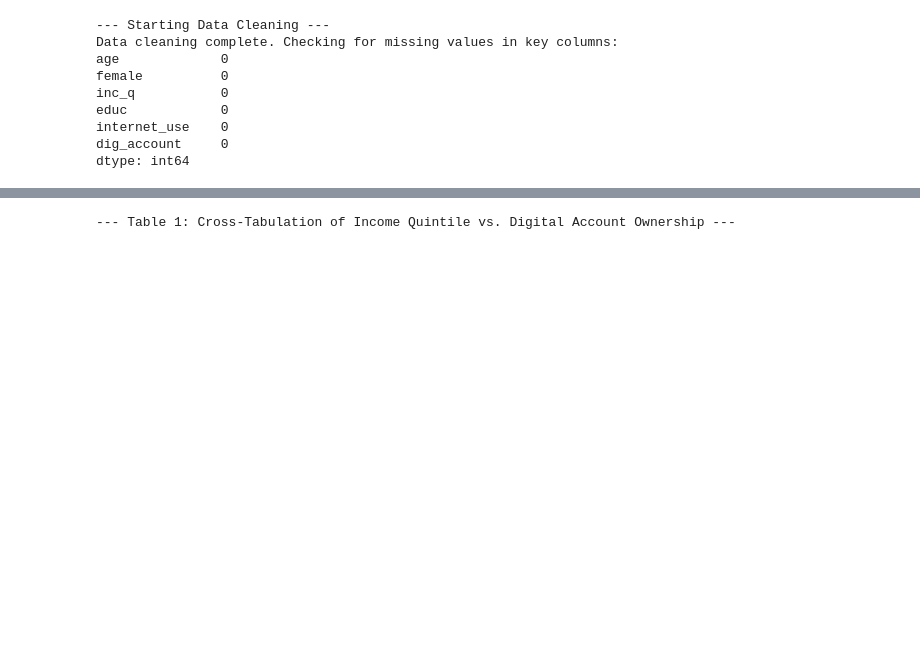
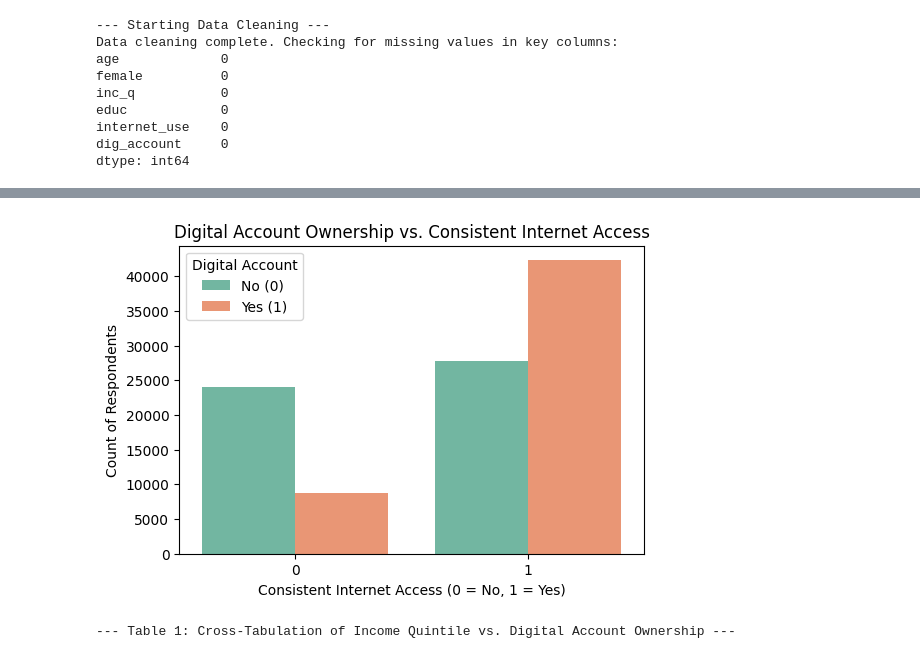
Before and after one commit to rupajietishere/masters_data_analytics_capstone, a Jupyter notebook: notebooks/01_EDA_and_Data_Cleaning.ipynb, the cells around one changed output, grey strips where cells are left out. Saved outputs shown, nothing was run; the diff lists cells and outputs as text; code cells hidden in the pictures; blank space fills up the shorter version.

```diff
--- a/notebooks/01_EDA_and_Data_Cleaning.ipynb
+++ b/notebooks/01_EDA_and_Data_Cleaning.ipynb
@@ -57,3 +111,14 @@ plt.show()
+# %%
+# Adoption by Internet Access (Grouped Bar Chart) (Figure 3)
+plt.figure(figsize=(6, 4))
+sns.countplot(x='internet_use', hue='dig_account', data=df, palette='Set2')
+plt.title('Digital Account Ownership vs. Consistent Internet Access')
+plt.xlabel('Consistent Internet Access (0 = No, 1 = Yes)')
+plt.ylabel('Count of Respondents')
+plt.legend(title='Digital Account', labels=['No (0)', 'Yes (1)'])
+plt.show()
+# %% [output]
+[figure, added]
 # %%
 # 4. EDA - Cross-Tabulation (Table 1)
 crosstab_result = pd.crosstab(
```
Also changed, not shown: parts of 7 cells of this notebook.
